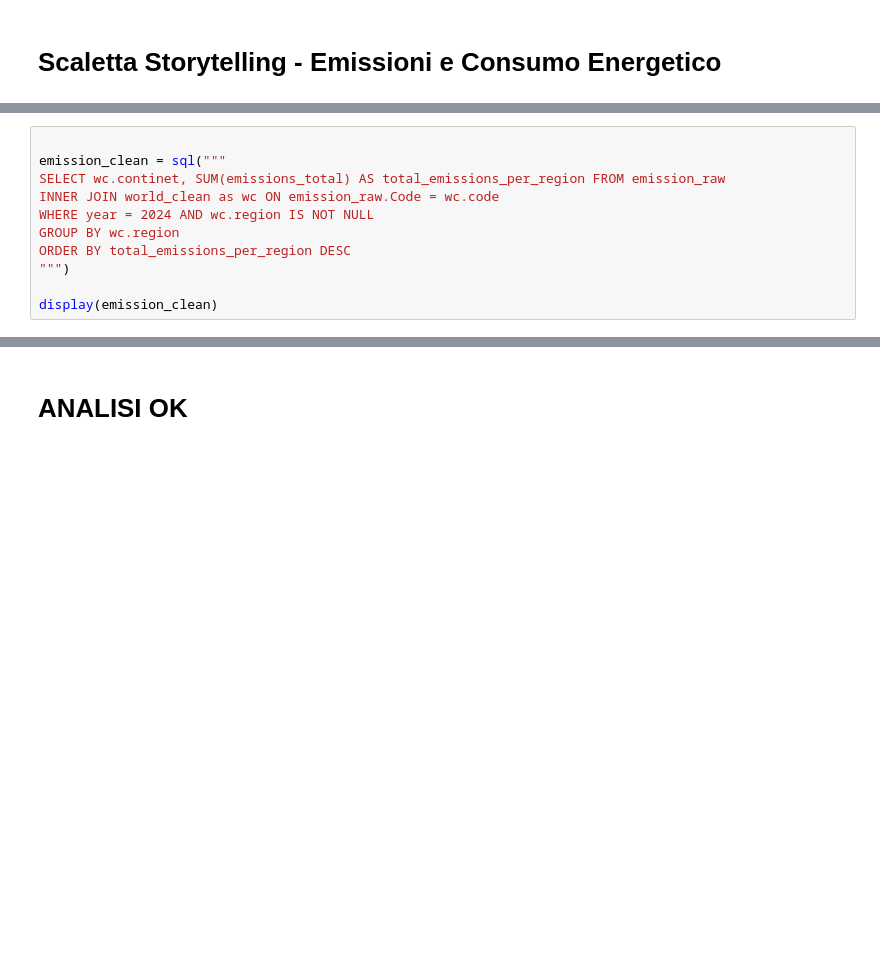
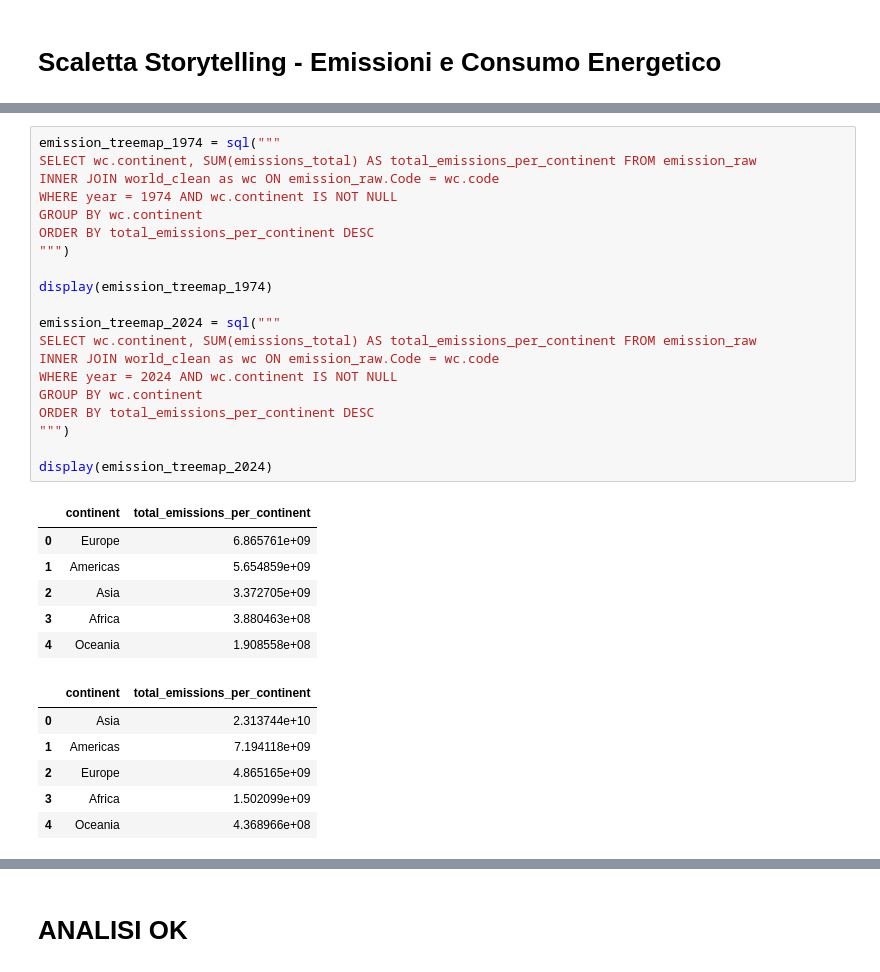
Before and after one commit to william-toscani/Data_Visualization_Project, a Jupyter notebook: Data_Viz_Project.ipynb, the cells around one changed output, grey strips where cells are left out. Saved outputs shown, nothing was run; the diff lists cells and outputs as text; blank space fills up the shorter version.

```diff
--- a/Data_Viz_Project.ipynb
+++ b/Data_Viz_Project.ipynb
@@ -367,11 +379,33 @@ fig.show()
 # %%
-
-emission_clean = sql("""
-SELECT wc.continet, SUM(emissions_total) AS total_emissions_per_region FROM emission_raw
+emission_treemap_1974 = sql("""
+SELECT wc.continent, SUM(emissions_total) AS total_emissions_per_continent FROM emission_raw
 INNER JOIN world_clean as wc ON emission_raw.Code = wc.code
-WHERE year = 2024 AND wc.region IS NOT NULL
-GROUP BY wc.region
-ORDER BY total_emissions_per_region DESC
+WHERE year = 1974 AND wc.continent IS NOT NULL
+GROUP BY wc.continent
+ORDER BY total_emissions_per_continent DESC
 """)
 
-display(emission_clean)
+display(emission_treemap_1974)
+
+emission_treemap_2024 = sql("""
+SELECT wc.continent, SUM(emissions_total) AS total_emissions_per_continent FROM emission_raw
+INNER JOIN world_clean as wc ON emission_raw.Code = wc.code
+WHERE year = 2024 AND wc.continent IS NOT NULL
+GROUP BY wc.continent
+ORDER BY total_emissions_per_continent DESC
+""")
+
+display(emission_treemap_2024)
+# %% [output]
+|  | continent | total_emissions_per_continent |
+| 0 | Europe | 6.865761e+09 |
+| 1 | Americas | 5.654859e+09 |
+| 2 | Asia | 3.372705e+09 |
+| 3 | Africa | 3.880463e+08 |
+| 4 | Oceania | 1.908558e+08 |
+|  | continent | total_emissions_per_continent |
+| 0 | Asia | 2.313744e+10 |
+| 1 | Americas | 7.194118e+09 |
+| 2 | Europe | 4.865165e+09 |
+| 3 | Africa | 1.502099e+09 |
+| 4 | Oceania | 4.368966e+08 |
```
Also changed, not shown: parts of 7 cells of this notebook.
